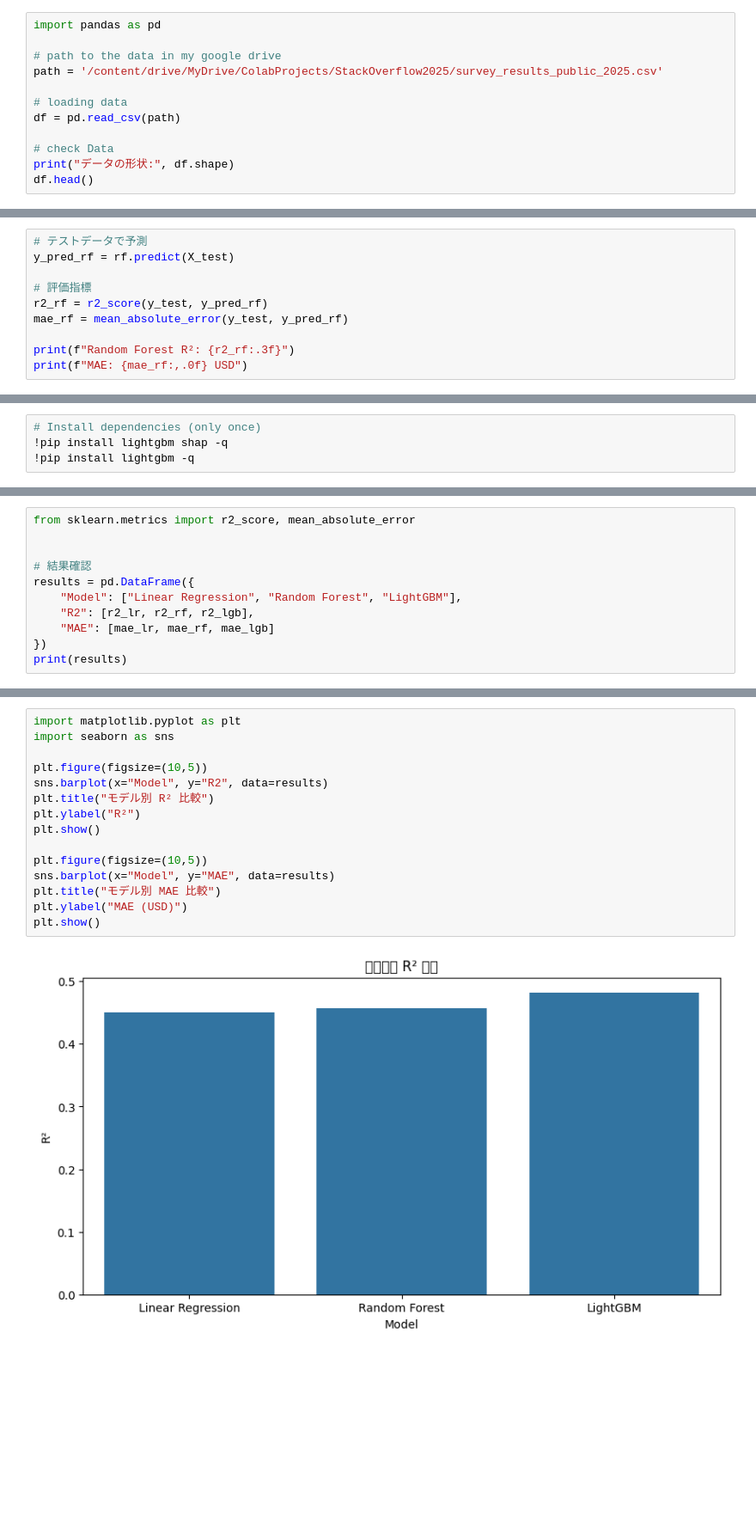
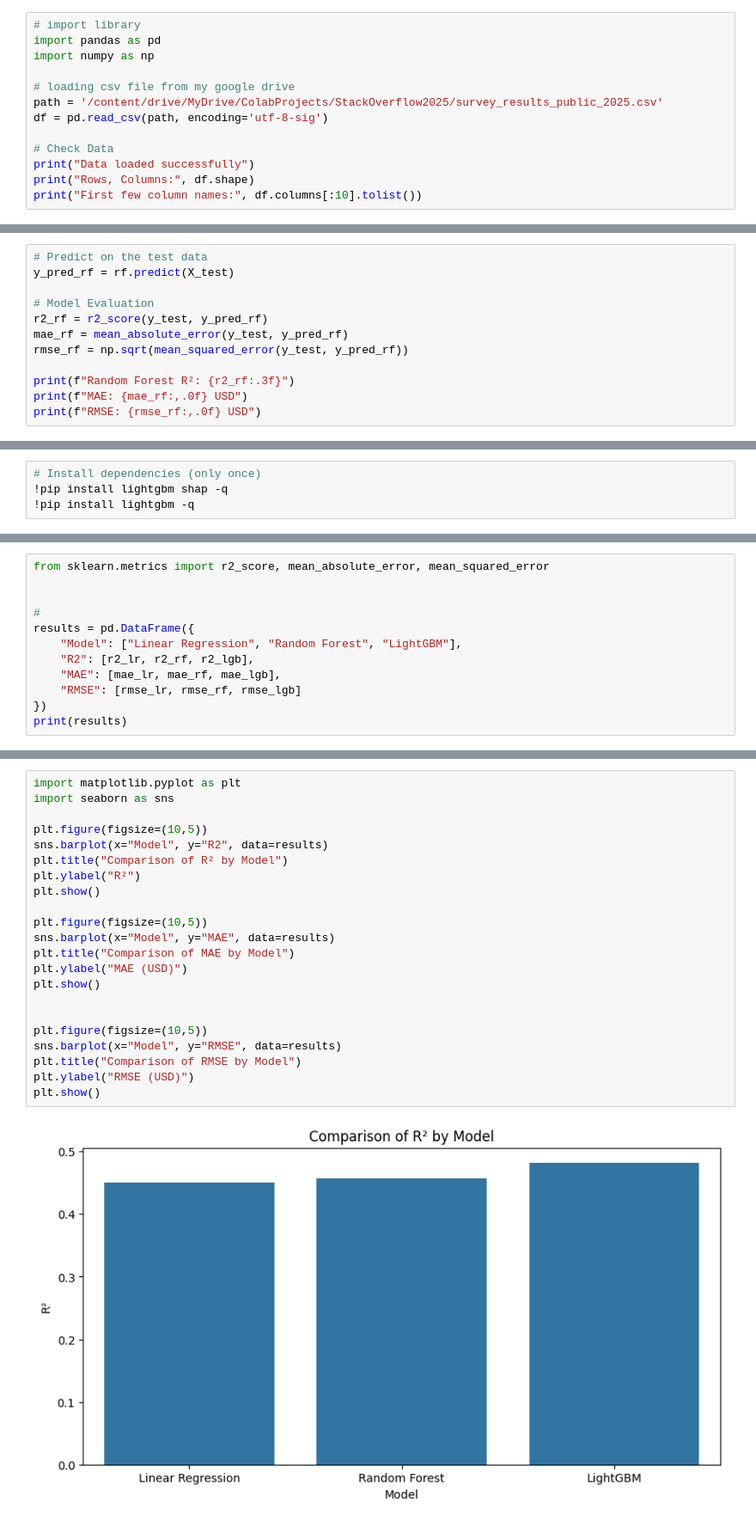
Before and after one commit to yukomath/Project_1, a Jupyter notebook: project.ipynb, the cells around one changed output, grey strips where cells are left out. Shown: that part at 86% size. Saved outputs shown, nothing was run; the diff lists cells and outputs as text; blank space fills up the shorter version.

```diff
--- a/project.ipynb
+++ b/project.ipynb
@@ -8,15 +10,16 @@ Drive already mounted at /content/drive; to attempt to forcibly remount, call dr
 # %% [markdown]
 1. Data preparation
 # %%
+# import library
 import pandas as pd
+import numpy as np
 
-# path to the data in my google drive
+# loading csv file from my google drive
 path = '/content/drive/MyDrive/ColabProjects/StackOverflow2025/survey_results_public_2025.csv'
+df = pd.read_csv(path, encoding='utf-8-sig')
 
-# loading data
-df = pd.read_csv(path)
-
-# check Data
-print("データの形状:", df.shape)
-df.head()
+# Check Data
+print("Data loaded successfully")
+print("Rows, Columns:", df.shape)
+print("First few column names:", df.columns[:10].tolist())
 # %% [output]
@@ -275,15 +260,17 @@ print("Random Forest model trained successfully!")
 # %% [output]
 Random Forest model trained successfully!
 # %%
-# テストデータで予測
+# Predict on the test data
 y_pred_rf = rf.predict(X_test)
 
-# 評価指標
+# Model Evaluation
 r2_rf = r2_score(y_test, y_pred_rf)
 mae_rf = mean_absolute_error(y_test, y_pred_rf)
+rmse_rf = np.sqrt(mean_squared_error(y_test, y_pred_rf))
 
 print(f"Random Forest R²: {r2_rf:.3f}")
 print(f"MAE: {mae_rf:,.0f} USD")
+print(f"RMSE: {rmse_rf:,.0f} USD")
 # %% [output]
 Random Forest R²: 0.457
 MAE: 34,064 USD
@@ -461,12 +434,13 @@ MAE: 32,670 USD
 # %%
-from sklearn.metrics import r2_score, mean_absolute_error
+from sklearn.metrics import r2_score, mean_absolute_error, mean_squared_error
 
 
-# 結果確認
+#
 results = pd.DataFrame({
     "Model": ["Linear Regression", "Random Forest", "LightGBM"],
     "R2": [r2_lr, r2_rf, r2_lgb],
-    "MAE": [mae_lr, mae_rf, mae_lgb]
+    "MAE": [mae_lr, mae_rf, mae_lgb],
+    "RMSE": [rmse_lr, rmse_rf, rmse_lgb]
 })
 print(results)
 # %% [output]
@@ -477,17 +451,24 @@ print(results)
 # %%
 import matplotlib.pyplot as plt
 import seaborn as sns
 
 plt.figure(figsize=(10,5))
 sns.barplot(x="Model", y="R2", data=results)
-plt.title("モデル別 R² 比較")
+plt.title("Comparison of R² by Model")
 plt.ylabel("R²")
 plt.show()
 
 plt.figure(figsize=(10,5))
 sns.barplot(x="Model", y="MAE", data=results)
-plt.title("モデル別 MAE 比較")
+plt.title("Comparison of MAE by Model")
 plt.ylabel("MAE (USD)")
 plt.show()
+
+
+plt.figure(figsize=(10,5))
+sns.barplot(x="Model", y="RMSE", data=results)
+plt.title("Comparison of RMSE by Model")
+plt.ylabel("RMSE (USD)")
+plt.show()
 # %% [output]
-[figure, old version]
+[figure, new version]
```
Also changed, not shown: parts of 25 cells of this notebook.
